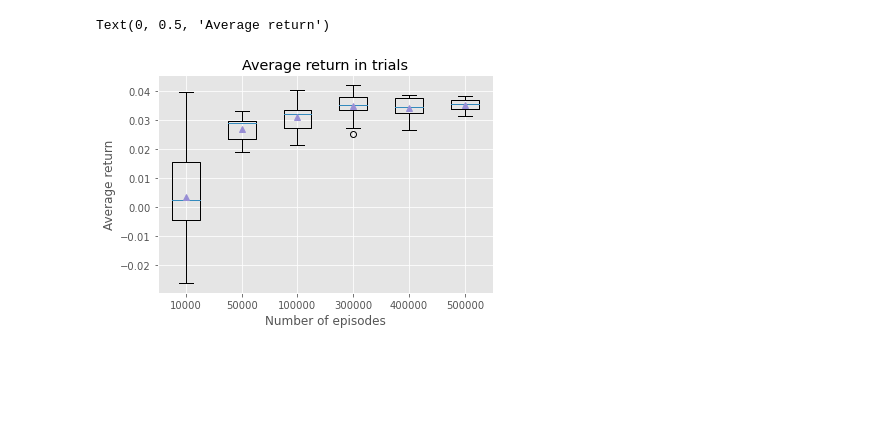
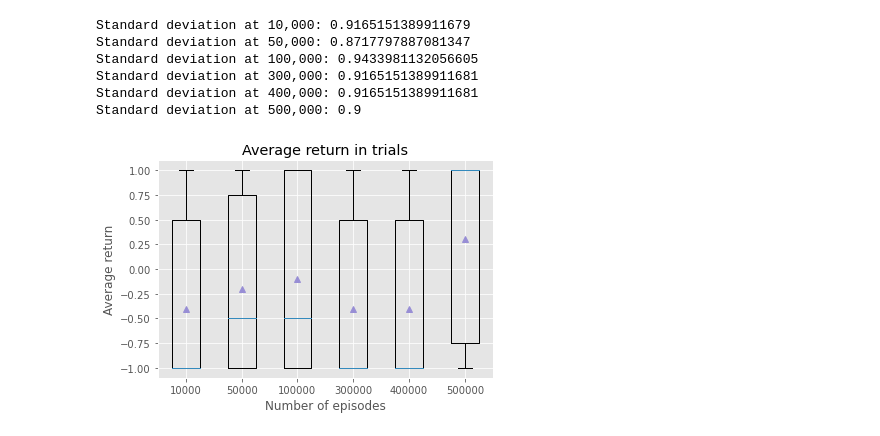
Before and after one commit to deslay1/Machine-Learning, a Jupyter notebook: A7_main_MC Control with Epsilon-Greedy Policies.ipynb, the cells around one changed output. Saved outputs shown, nothing was run; the diff lists cells and outputs as text; code cells hidden in the pictures; blank space fills up the shorter version.

```diff
--- a/A7_main_MC Control with Epsilon-Greedy Policies.ipynb
+++ b/A7_main_MC Control with Epsilon-Greedy Policies.ipynb
@@ -81,7 +67,7 @@ def mc_control_epsilon_greedy(env, num_episodes, discount_factor=1.0, epsilon=0.
     # returns (like in the book) but that's memory inefficient.
     returns_sum = defaultdict(float)
     returns_count = defaultdict(float)
-    returns_mean = defaultdict(float)
+    V = defaultdict(float)
 
     # The final action-value function.
     # A nested dictionary that maps state -> (action -> action-value).
@@ -99,10 +85,8 @@ def mc_control_epsilon_greedy(env, num_episodes, discount_factor=1.0, epsilon=0.
         observation_state = env.reset() # state
         for t in range(100):
             action = policy(observation_state, k=i_episode)
-            #action = np.argmax(action_probs)
             next_state, reward, done, _ = env.step(action)
             episode.append((observation_state, action, reward))
-            #Q[observation_state] = action_probs
             if done:
                 break
             observation_state = next_state
@@ -119,16 +103,9 @@ def mc_control_epsilon_greedy(env, num_episodes, discount_factor=1.0, epsilon=0.
             # Calculate average return for this state over all sampled episodes
             returns_sum[state] += G
             returns_count[state] += 1.0
-            returns_mean[state] = returns_sum[state] / returns_count[state]
+            V[state] = returns_sum[state] / returns_count[state]
 
             Q[state][action] = Q[state][action] + (1/returns_count[state])*(G-Q[state][action])
 
     policy = dict((k,np.argmax(v)) for k, v in Q.items())
-
-    # Print min, max, mean, std for all rewards stored in returns_mean
-    #print("\nMin reward: {}".format( np.min(list(returns_mean.values())) ))
-    #print("Max reward: {}".format( np.max(list(returns_mean.values())) ))
-    #print("Mean reward: {}".format( np.mean(list(returns_mean.values())) ))
-    #print("Std reward: {}".format( np.std(list(returns_mean.values())) ))
-
-    return Q, policy, returns_mean
+    return Q, policy, V
@@ -135,17 +116,24 @@ def mc_control_epsilon_greedy(env, num_episodes, discount_factor=1.0, epsilon=0.
 # %%
 start = time.process_time()
 
-mean_returns = {}
+returns = {}
 time_steps = [10000, 50000, 100000, 300000, 400000, 500000]
 for ts in time_steps:
-    for i in range(10):
-        num_episodes = ts
-        Q, policy, V = mc_control_epsilon_greedy(env, num_episodes, epsilon=1)
-        if num_episodes in mean_returns: mean_returns[num_episodes].append(np.mean(list(V.values())))
-        else: mean_returns[num_episodes] = [np.mean(list(V.values()))]
+    Q, policy, V = mc_control_epsilon_greedy(env, ts, epsilon=1)
 
-        if i == 0:
-            plotting.plot_value_function(V, title=f'{ts:,} Steps', figsize=(10,5))
+    returns_ts = []
+    for _ in range(10):
+        observation_state = env.reset()
+        for t in range(100):
+            action = policy[observation_state]
+            next_state, reward, done, _ = env.step(action)
+            if done:
+                returns_ts.append(reward)
+                break
+            observation_state = next_state
+    returns[ts] = returns_ts
+
+    plotting.plot_value_function(V, title=f'{ts:,} Steps', figsize=(10,5))
 
 end = time.process_time()
 print("\n",end - start,"s")
@@ -165,10 +153,17 @@ Episode 300000/300000.
 ... (7 outputs left out)
 # %%
 fig, ax = plt.subplots()
-bp = ax.boxplot(mean_returns.values(), showmeans=True, labels=mean_returns.keys())
+bp = ax.boxplot(returns.values(), showmeans=True, labels=returns.keys())
 ax.set_title('Average return in trials')
 ax.set_xlabel('Number of episodes')
 ax.set_ylabel('Average return')
+for ts in time_steps:
+    print(f'Standard deviation at {ts:,}: {np.std(returns[ts])}')
 # %% [output]
-Text(0, 0.5, 'Average return')
+Standard deviation at 10,000: 0.9165151389911679
+Standard deviation at 50,000: 0.8717797887081347
+Standard deviation at 100,000: 0.9433981132056605
+Standard deviation at 300,000: 0.9165151389911681
+Standard deviation at 400,000: 0.9165151389911681
+Standard deviation at 500,000: 0.9
-[figure, old version]
+[figure, new version]
```
Also changed, not shown: parts of 6 cells of this notebook.
